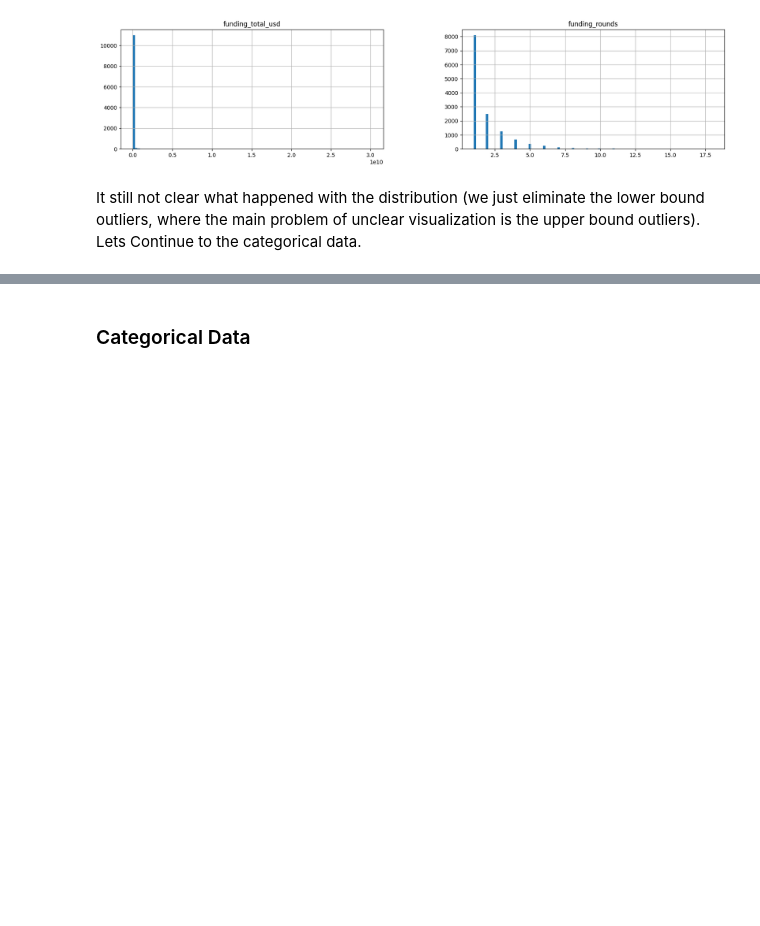
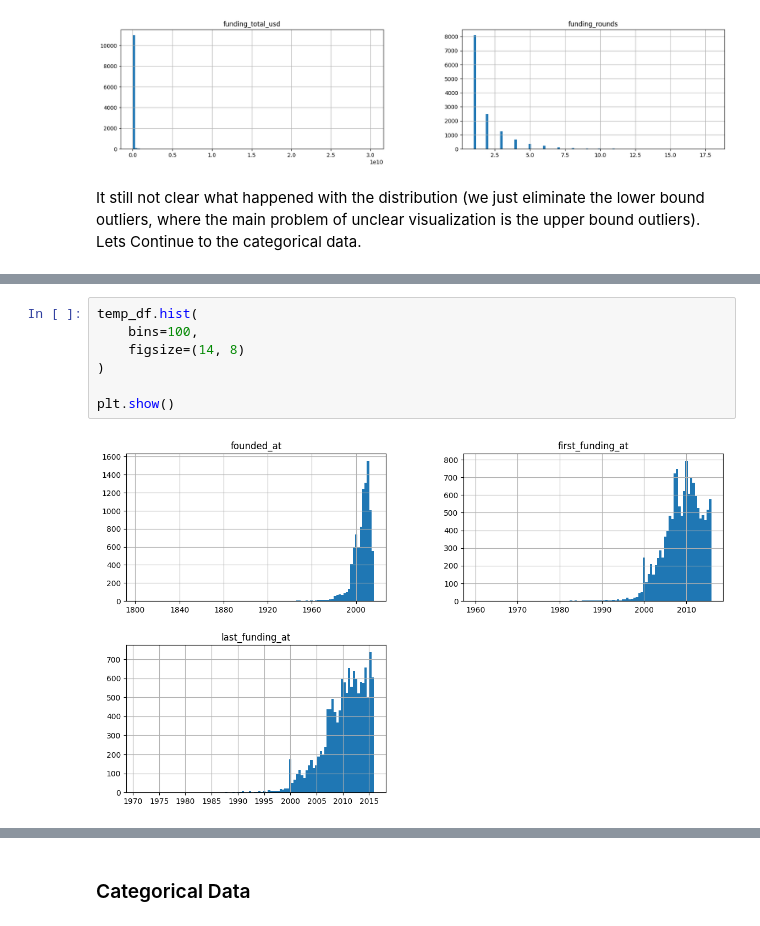
Before and after one commit to alfiannajih/startup-prediction, a Jupyter notebook: EDA startup.ipynb, the cells around one changed output, grey strips where cells are left out. Saved outputs shown, nothing was run; the diff lists cells and outputs as text; blank space fills up the shorter version.

```diff
--- a/EDA startup.ipynb
+++ b/EDA startup.ipynb
@@ -335,0 +408,9 @@ It still not clear what happened with the distribution (we just eliminate the lo
+# %%
+temp_df.hist(
+    bins=100,
+    figsize=(14, 8)
+)
+
+plt.show()
+# %% [output]
+[figure, added]
```
Also changed, not shown: parts of 29 cells of this notebook.
